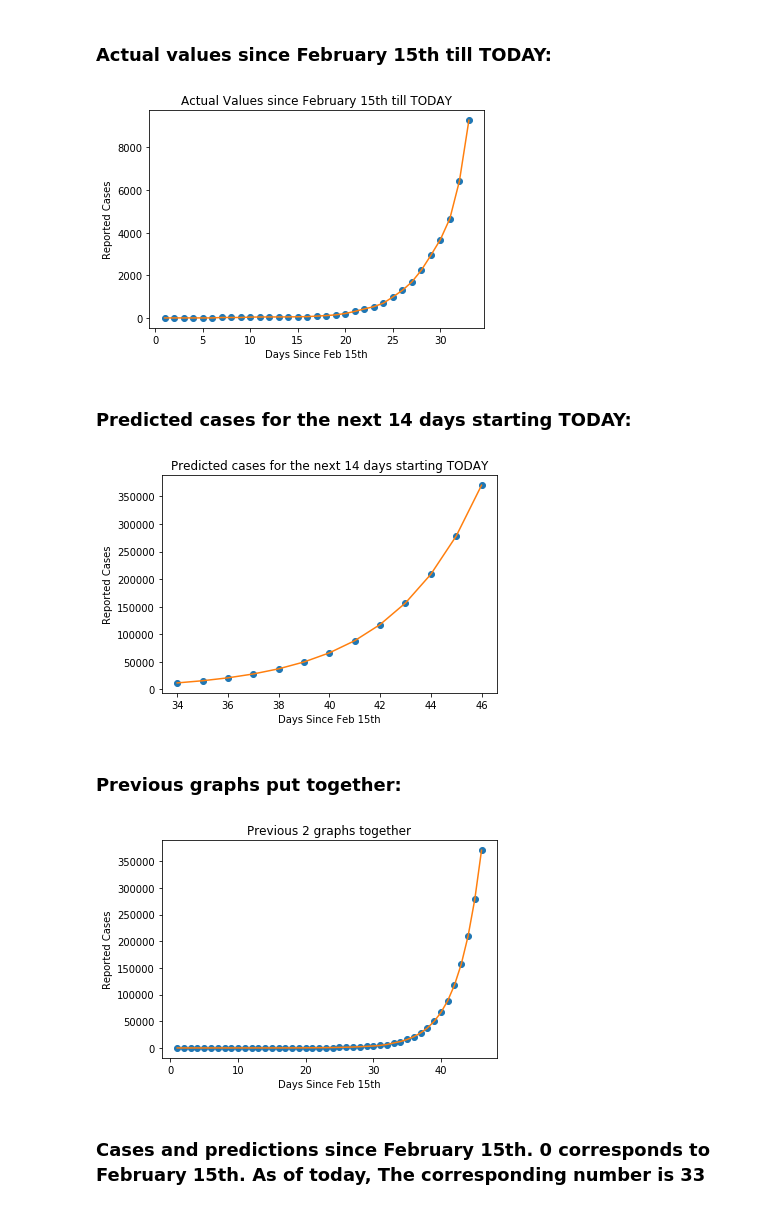
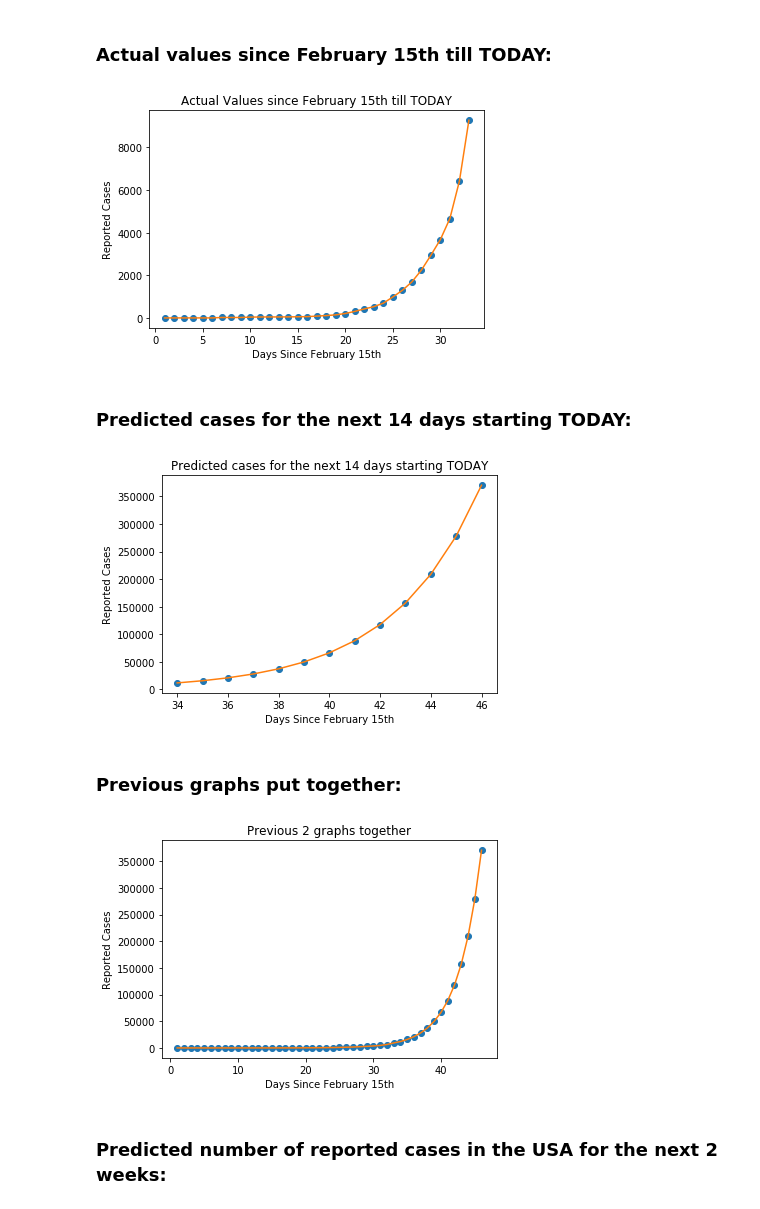
Before and after one commit to miguelgd54/Corona-Virus-Case-Prediction, a Jupyter notebook: Corona/Corona Virus.ipynb, the cells around one changed output. Saved outputs shown, nothing was run; the diff lists cells and outputs as text; code cells hidden in the pictures.

```diff
--- a/Corona/Corona Virus.ipynb
+++ b/Corona/Corona Virus.ipynb
@@ -36,23 +37,23 @@ y_pred_future = np.exp(coef[1])*np.exp(coef[0]*x_pred_future)
 # %%
 plt.plot(x, y, "o")
 plt.plot(x, y)
-plt.xlabel('Days Since Feb 15th')
+plt.xlabel('Days Since February 15th')
 plt.ylabel('Reported Cases')
 plt.title("Actual Values since February 15th till TODAY")
 plt.show()
 # %% [output]
-[figure, old version]
+[figure, new version]
 # %% [markdown]
 ### Predicted cases for the next 14 days starting TODAY:
 # %%
 plt.plot(x_pred_future, y_pred_future, "o")
 plt.plot(x_pred_future, y_pred_future)
-plt.xlabel('Days Since Feb 15th')
+plt.xlabel('Days Since February 15th')
 plt.ylabel('Reported Cases')
 plt.title("Predicted cases for the next 14 days starting TODAY")
 plt.show()
 # %% [output]
-[figure, old version]
+[figure, new version]
 # %% [markdown]
 ### Previous graphs put together:
 # %%
@@ -60,14 +61,14 @@ final_x = np.concatenate([x,x_pred_future],axis = None)
 final_y = np.concatenate([y,y_pred_future],axis = None)
 plt.plot(final_x, final_y, "o")
 plt.plot(final_x, final_y)
-plt.xlabel('Days Since Feb 15th')
+plt.xlabel('Days Since February 15th')
 plt.ylabel('Reported Cases')
 plt.title("Previous 2 graphs together")
 plt.show()
 # %% [output]
-[figure, old version]
+[figure, new version]
-# %% [markdown]
-### Cases and predictions since February 15th. 0 corresponds to February 15th. As of today, The corresponding number is 33
+# %% [markdown]
+### Predicted number of reported cases in the USA for the next 2 weeks:
 # %%
 everything = np.array([final_x,final_y]).T
 df = pd.DataFrame(everything,columns = ['Days Since Outbreak','Reported Cases'])
```
Also changed, not shown: parts of 3 cells of this notebook.
